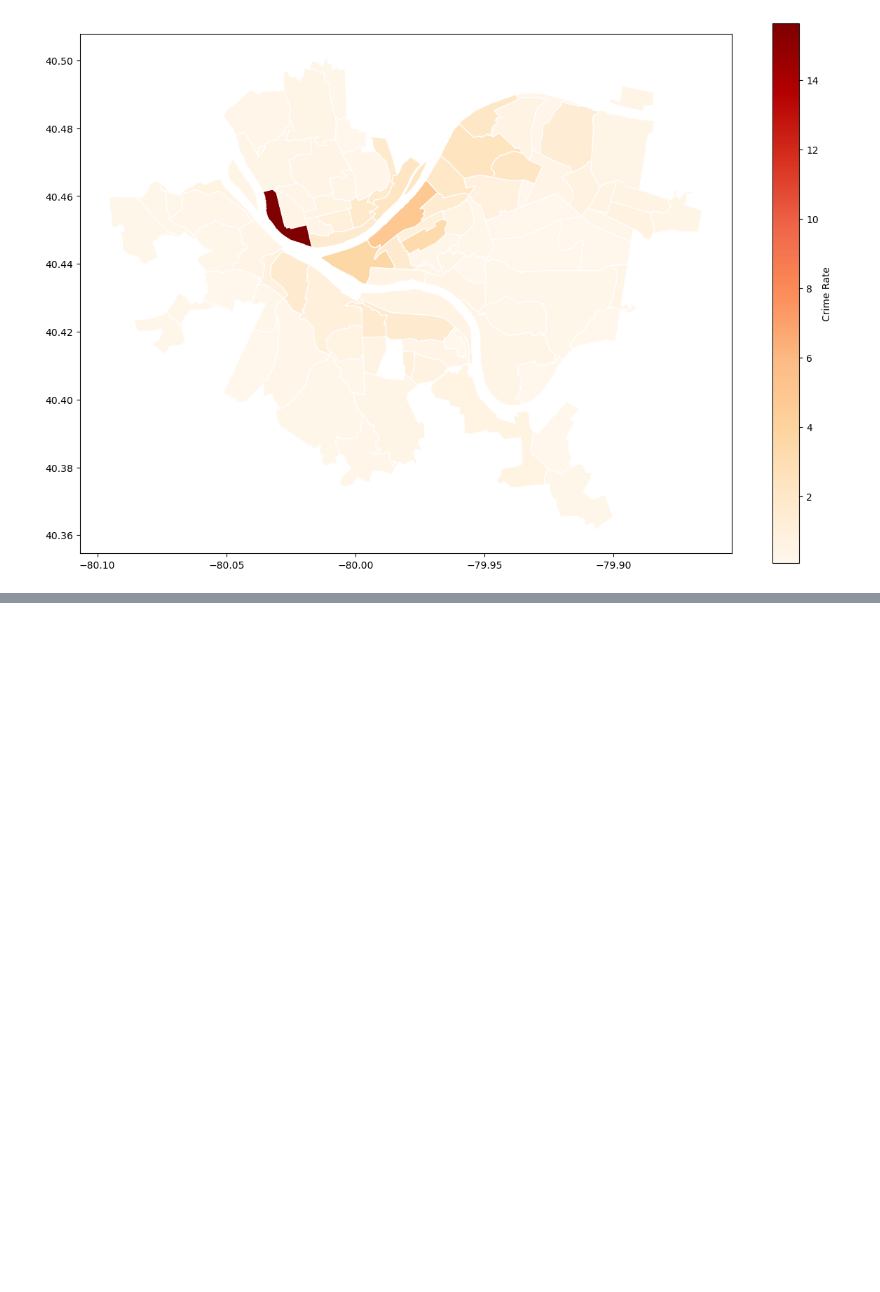
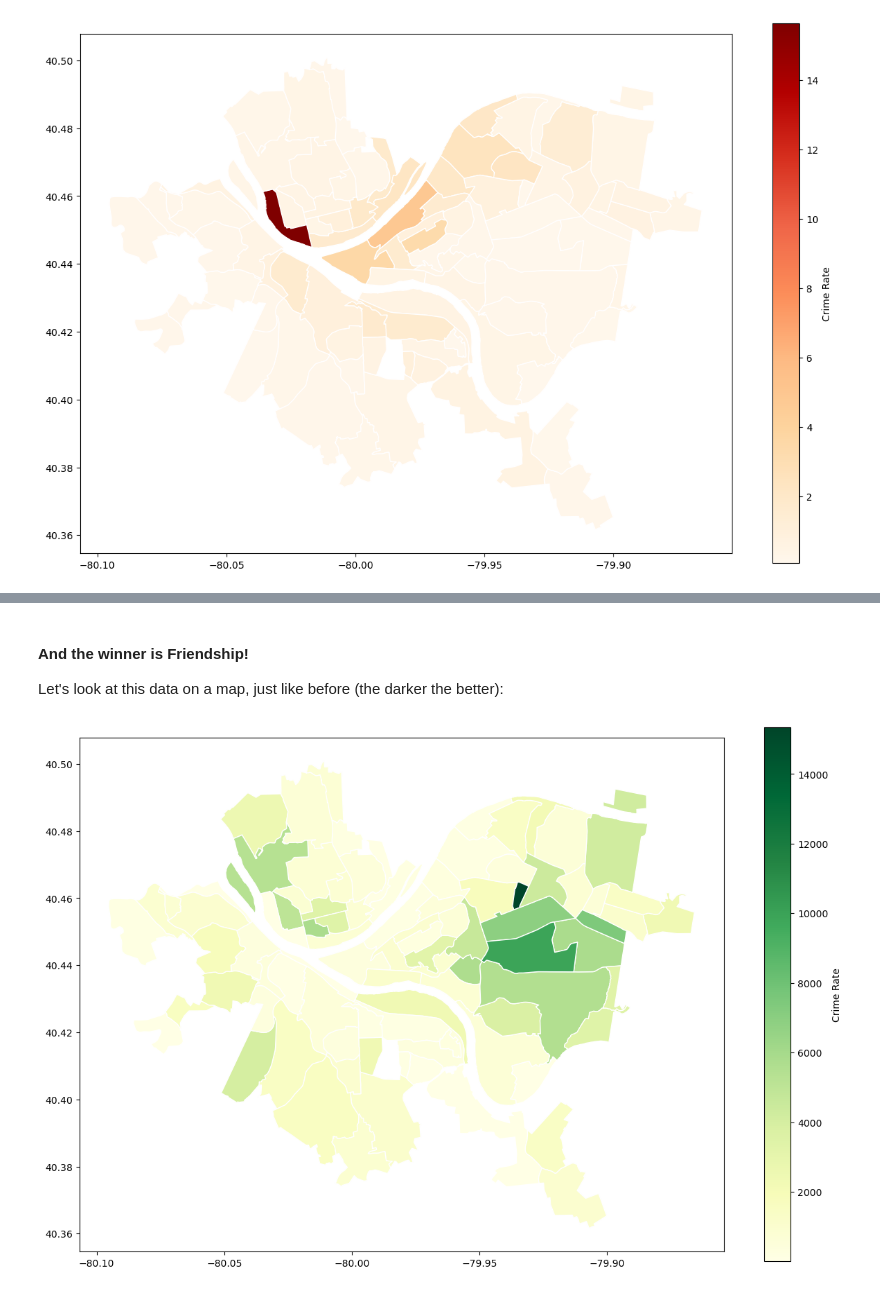
Before and after one commit to TuckBus/cmpinf-final-project, a Jupyter notebook: main.ipynb, the cells around one changed output, grey strips where cells are left out. Saved outputs shown, nothing was run; the diff lists cells and outputs as text; code cells hidden in the pictures; blank space fills up the shorter version.

```diff
--- a/main.ipynb
+++ b/main.ipynb
@@ -69,0 +75,16 @@ plt.show()
+# %%
+crime.columns = ["neighborhood", "crime_per_capita"]
+crime_and_311 = crime.merge(complaints, how="left", on="neighborhood")
+
+# and add some trees into the mix:
+
+merged = crime_and_311.merge(trees, how="left", on="neighborhood")
+
+# and now let's calculate the "ultimate" metric:
+
+merged["ultimate"] = merged["trees_sqmile"]/(merged["crime_per_capita"] + merged["Complaints_per_capita"])
+
+# and let's sort it
+
+sorted_df = merged.sort_values(by="ultimate", ascending=False)
+sorted_df.head()
@@ -69,0 +98,9 @@ plt.show()
+# %% [markdown]
+#### And the winner is Friendship!
+Let's look at this data on a map, just like before (the darker the better):
+# %%
+ultimate_map = neighborhoods.merge(sorted_df, left_on="hood", right_on="neighborhood", how="left")
+ultimate_map.plot(column="ultimate", cmap="YlGn", edgecolor="white", legend=True, legend_kwds={'label': "Crime Rate"}, figsize=(15, 10), missing_kwds={"color": "lightgrey"})
+plt.show()
+# %% [output]
+[figure, added]
```
Also changed, not shown: parts of 6 cells of this notebook.
